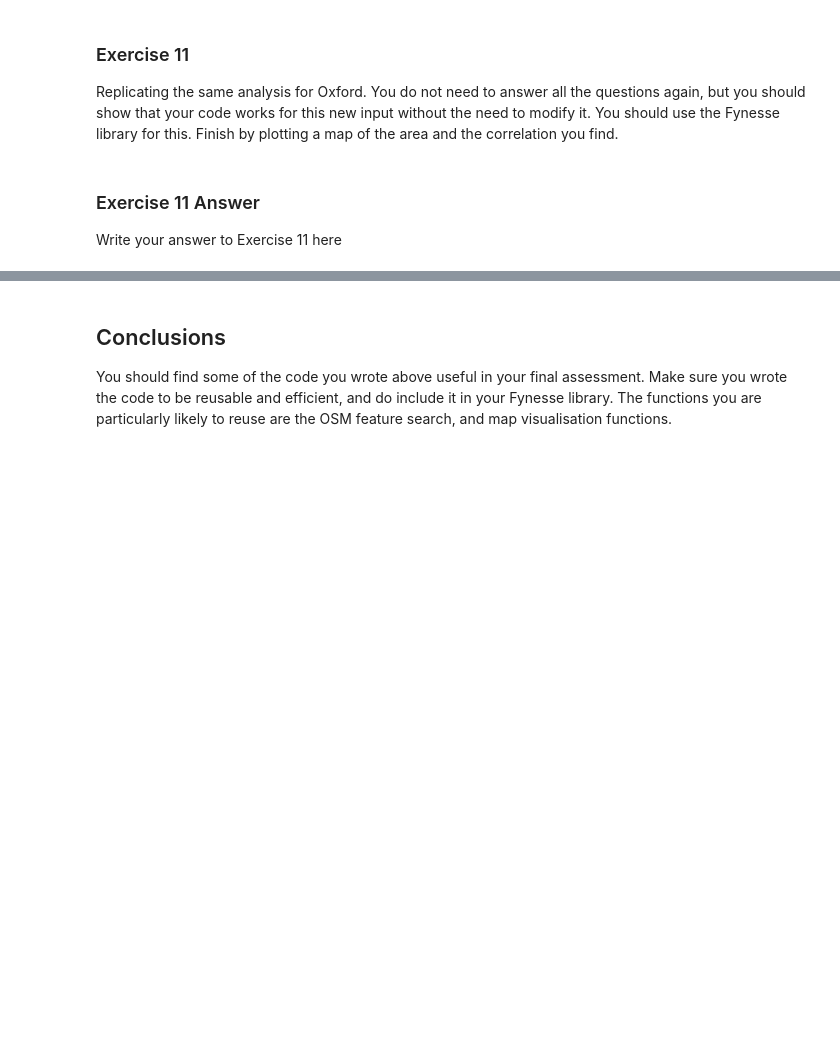
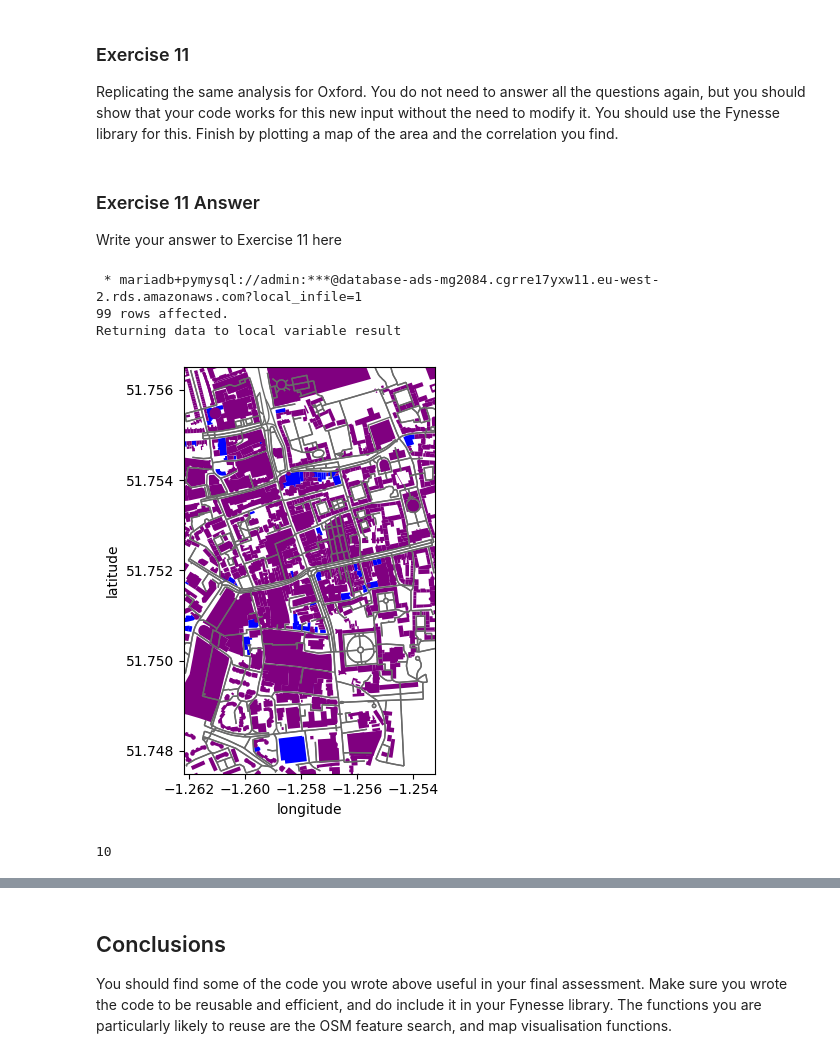
Before and after one commit to MatthewGregson123/fynesse_template, a Jupyter notebook: _notebooks/02_access_assess_geospatial.ipynb, the cells around one changed output, grey strips where cells are left out. Saved outputs shown, nothing was run; the diff lists cells and outputs as text; code cells hidden in the pictures; blank space fills up the shorter version.

```diff
--- a/_notebooks/02_access_assess_geospatial.ipynb
+++ b/_notebooks/02_access_assess_geospatial.ipynb
@@ -1131,40 +1144,40 @@ tags = {
     "addr:postcode": True,
     "addr:housenumber": True,
     "addr:street": True,
-    "addr:postcode": True,
 }
 
-def get_poi_info(tags, north, south, east, west):
+#def get_poi_info(tags, north, south, east, west, place_name):
   # get pois information
-  pois = ox.geometries_from_bbox(north, south, east, west, tags)
+#  pois = ox.geometries_from_bbox(north, south, east, west, tags)
 
   # copy before filtering
-  buildings_with_addresses_pois = pois.copy()
+#  buildings_with_addresses_pois = pois.copy()
 
   # filter for only places with full addresses
-  for tag in tags:
-    buildings_with_addresses_pois = buildings_with_addresses_pois[buildings_with_addresses_pois[tag].notnull()]
+#  for tag in tags:
+#    buildings_with_addresses_pois = buildings_with_addresses_pois[buildings_with_addresses_pois[tag].notnull()]
 
   # Make sure we are using the correct co-ordinate system then calculate area and store it
-  temp = buildings_with_addresses_pois.copy()
-  temp = temp.to_crs(epsg=3395)
-  temp["area_sqm"] = temp.geometry.area
+#  temp = buildings_with_addresses_pois.copy()
+#  temp = temp.to_crs(epsg=3395)
+#  temp["area_sqm"] = temp.geometry.area
 
   # convert to a dataframe
-  addresses_pois_df = pd.DataFrame(temp)
+#  addresses_pois_df = pd.DataFrame(temp)
 
   # get the buildings without addresses
-  buildings_without_addresses_pois = pois[~pois.index.isin(buildings_with_addresses_pois.index)]
+#  buildings_without_addresses_pois = pois[~pois.index.isin(buildings_with_addresses_pois.index)]
 
   # get the graph data
-  graph = ox.graph_from_bbox(north, south, east, west)
+#  graph = ox.graph_from_bbox(north, south, east, west)
 
   # Retrieve nodes and edges
-  nodes, edges = ox.graph_to_gdfs(graph)
+#  nodes, edges = ox.graph_to_gdfs(graph)
 
   # Get place boundary related to the place name as a geodataframe
-  area = ox.geocode_to_gdf(place_name)
-  return area, edges, buildings_with_addresses_pois, buildings_without_addresses_pois, addresses_pois_df
+#  area = ox.geocode_to_gdf(place_name)
+#  return area, edges, buildings_with_addresses_pois, buildings_without_addresses_pois, addresses_pois_df
 
-area, edges, buildings_with_addresses_pois, buildings_without_addresses_pois, addresses_pois_df = get_poi_info(tags, north, south, east, west)
+# Call the appropriate function in fynesse to get the information about the area with the specified tags
+area, edges, buildings_with_addresses_pois, buildings_without_addresses_pois, addresses_pois_df = fynesse.access.get_poi_info(tags, north, south, east, west, place_name)
 # %%
@@ -1377,0 +1373,32 @@ Write your answer to Exercise 11 here
+# %%
+%%sql result <<
+SELECT DISTINCT postcode, primary_addressable_object_name, secondary_addressable_object_name, street, latitude, longitude, price
+FROM(
+  SELECT date_of_transfer, postcode, primary_addressable_object_name, secondary_addressable_object_name, street, latitude, longitude, price
+  FROM prices_coordinates_data
+  WHERE latitude > {south} AND latitude < {north}
+  AND longitude > {west} AND longitude < {east}
+  AND date_of_transfer > {start_date}
+  ) AS subquery;
+# %% [output]
+ * mariadb+pymysql://admin:***@database-ads-mg2084.cgrre17yxw11.eu-west-2.rds.amazonaws.com?local_infile=1
+99 rows affected.
+Returning data to local variable result
+# %%
+tags = {
+    "building": True,
+    "addr:postcode": True,
+    "addr:housenumber": True,
+    "addr:street": True,
+}
+with warnings.catch_warnings():
+  warnings.simplefilter("ignore")
+  area, edges, buildings_with_addresses_pois, buildings_without_addresses_pois, addresses_pois_df = fynesse.access.get_poi_info(tags, north, south, east, west, place_name)
+fynesse.assess.plot_map(area, edges, buildings_with_addresses_pois, buildings_without_addresses_pois, north, south, west, east)
+# %% [output]
+[figure, added]
+# %%
+price_area_df = fynesse.access.combine_data(result, addresses_pois_df)
+print(len(price_area_df))
+# %% [output]
+10
```
Also changed, not shown: parts of 12 cells of this notebook.
